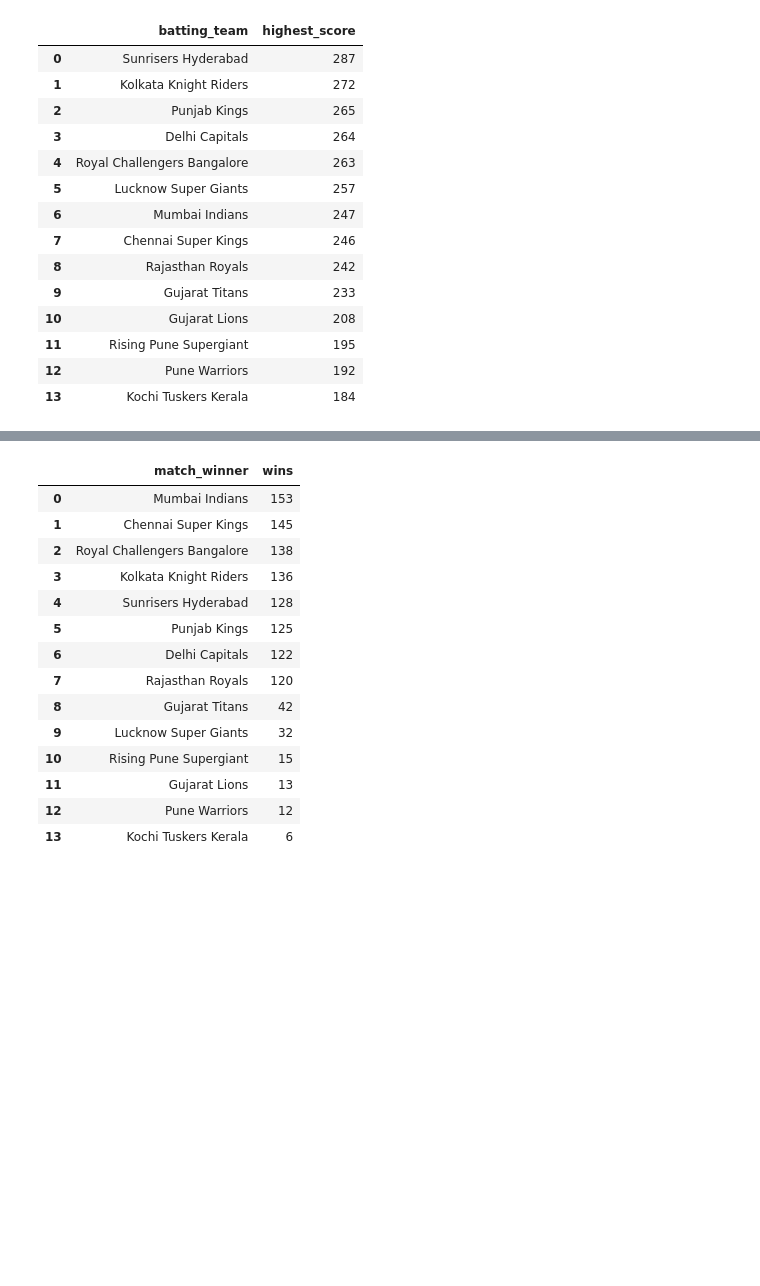
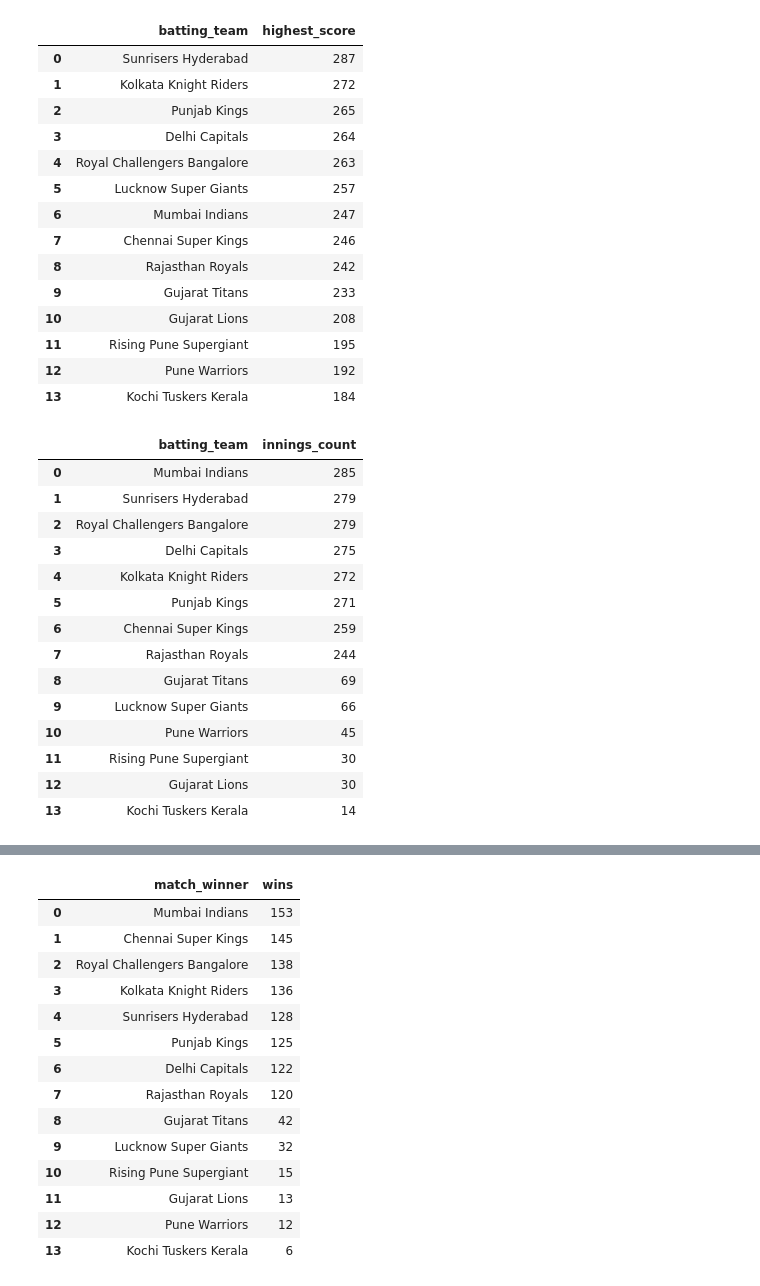
Before and after one commit to fayasnkbca25dbi-ai/ipl_cricket_analytics, a Jupyter notebook: notebooks/03_analysis.ipynb, the cells around one changed output, grey strips where cells are left out. Saved outputs shown, nothing was run; the diff lists cells and outputs as text; code cells hidden in the pictures; blank space fills up the shorter version.

```diff
--- a/notebooks/03_analysis.ipynb
+++ b/notebooks/03_analysis.ipynb
@@ -188,3 +204,30 @@ df
 | 11 | Rising Pune Supergiant | 195 |
 | 12 | Pune Warriors | 192 |
 | 13 | Kochi Tuskers Kerala | 184 |
+# %%
+query = """
+SELECT batting_team,
+       COUNT(*) AS innings_count
+FROM v_innings
+GROUP BY batting_team
+ORDER BY innings_count DESC;
+"""
+
+df = pd.read_sql_query(query, con)
+df
+# %% [output]
+|  | batting_team | innings_count |
+| 0 | Mumbai Indians | 285 |
+| 1 | Sunrisers Hyderabad | 279 |
+| 2 | Royal Challengers Bangalore | 279 |
+| 3 | Delhi Capitals | 275 |
+| 4 | Kolkata Knight Riders | 272 |
+| 5 | Punjab Kings | 271 |
+| 6 | Chennai Super Kings | 259 |
+| 7 | Rajasthan Royals | 244 |
+| 8 | Gujarat Titans | 69 |
+| 9 | Lucknow Super Giants | 66 |
+| 10 | Pune Warriors | 45 |
+| 11 | Rising Pune Supergiant | 30 |
+| 12 | Gujarat Lions | 30 |
+| 13 | Kochi Tuskers Kerala | 14 |
```
Also changed, not shown: parts of 86 cells of this notebook.
